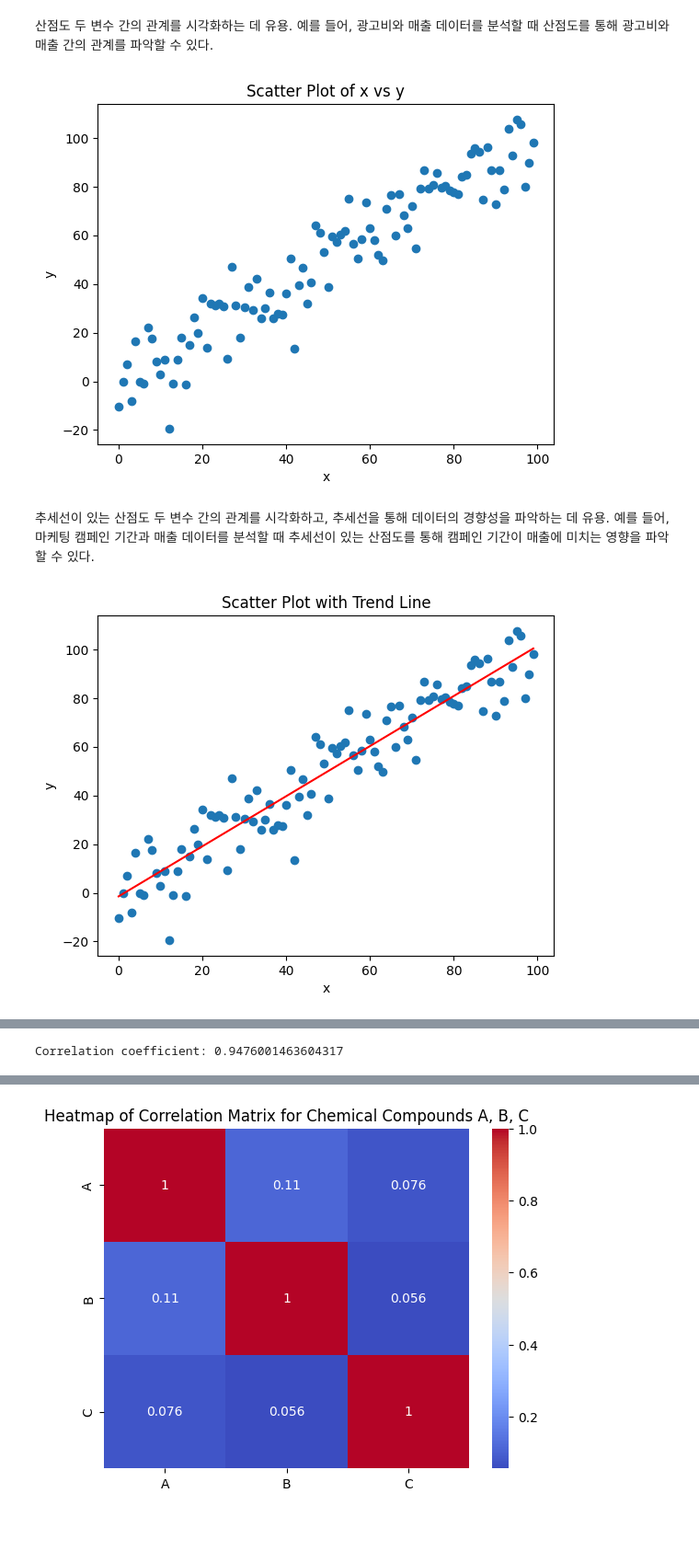
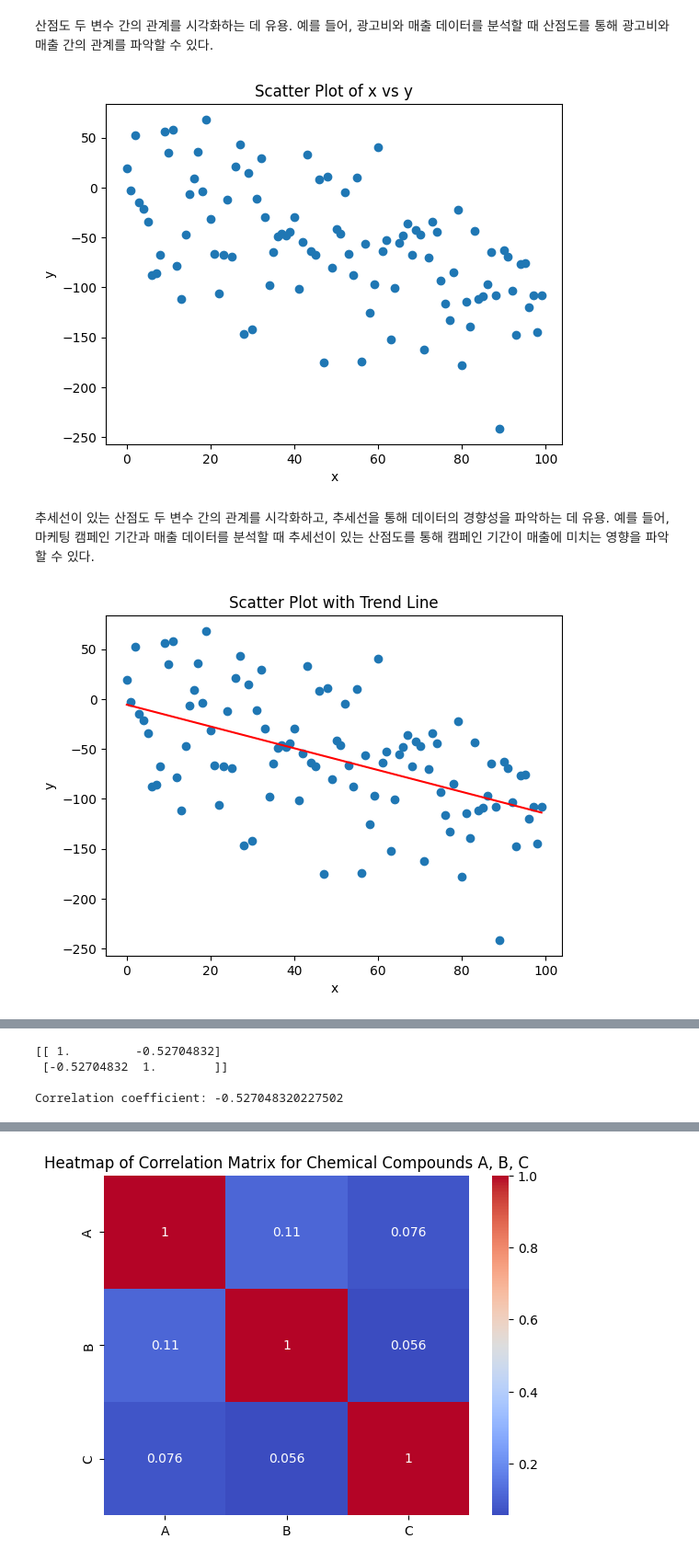
Before and after one commit to bnv20/kdt_2024, a Jupyter notebook: m3_분석라이브러리/statistics/stat.ipynb, the cells around one changed output, grey strips where cells are left out. Shown at 92% size. Cells and saved outputs as stored; diff of their text form; code cells hidden in the pictures; blank space fills up the shorter version.

```diff
--- a/m3_분석라이브러리/statistics/stat.ipynb
+++ b/m3_분석라이브러리/statistics/stat.ipynb
@@ -218,17 +260,17 @@ plt.show()
 # %%
 # 예제 데이터
 x = np.arange(100)
 x = x
-y = x + np.random.normal(0, 10, len(x))
+y = -x + np.random.normal(0, 50, len(x))
 
 # 산점도 그리기
 plt.scatter(x, y)
 plt.title('Scatter Plot of x vs y')
 plt.xlabel('x')
 plt.ylabel('y')
 plt.show()
 # %% [output]
-[figure, old version]
+[figure, new version]
 # %% [markdown]
 추세선이 있는 산점도
 두 변수 간의 관계를 시각화하고, 추세선을 통해 데이터의 경향성을 파악하는 데 유용. 예를 들어, 마케팅 캠페인 기간과 매출 데이터를 분석할 때 추세선이 있는 산점도를 통해 캠페인 기간이 매출에 미치는 영향을 파악할 수 있다.
@@ -242,6 +284,6 @@ plt.xlabel('x')
 plt.ylabel('y')
 plt.show()
 # %% [output]
-[figure, old version]
+[figure, new version]
 # %% [markdown]
 상관 계수
@@ -249,8 +292,12 @@ plt.show()
 # %%
 # 상관 계수 계산
 correlation = np.corrcoef(x, y)
+print(correlation,'\n')
 print(f"Correlation coefficient: {correlation[0, 1]}")
 # %% [output]
-Correlation coefficient: 0.9476001463604317
+[[ 1.         -0.52704832]
+ [-0.52704832  1.        ]]
+
+Correlation coefficient: -0.527048320227502
 # %% [markdown]
 히트맵
```
Also changed, not shown: parts of 78 cells of this notebook.
